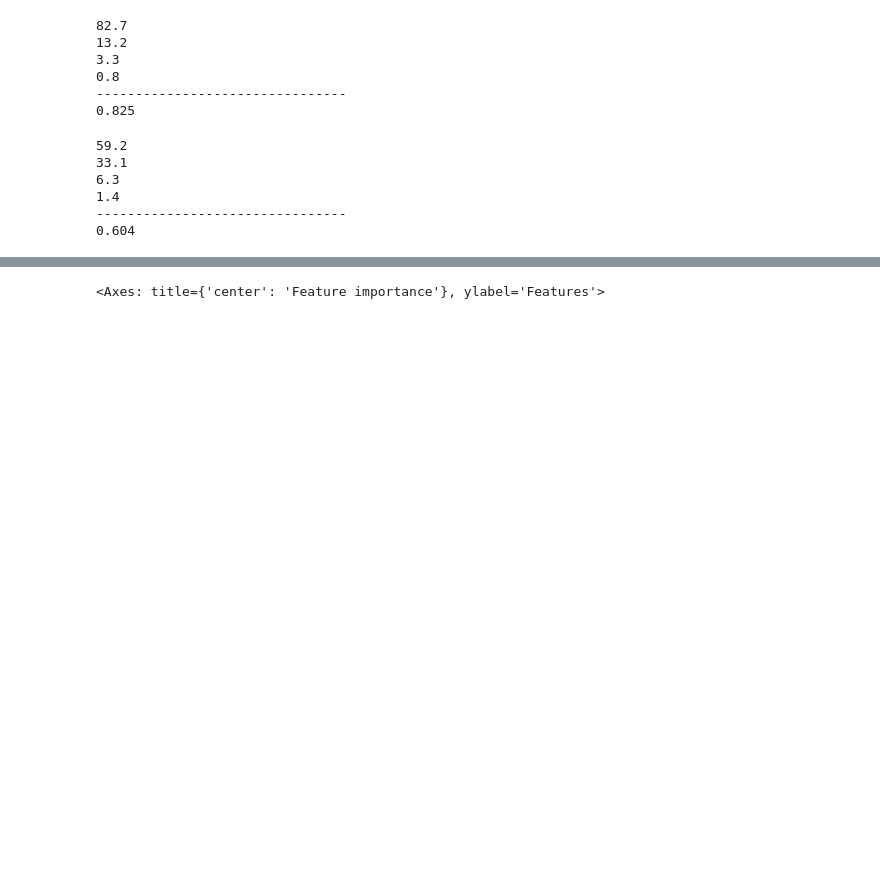
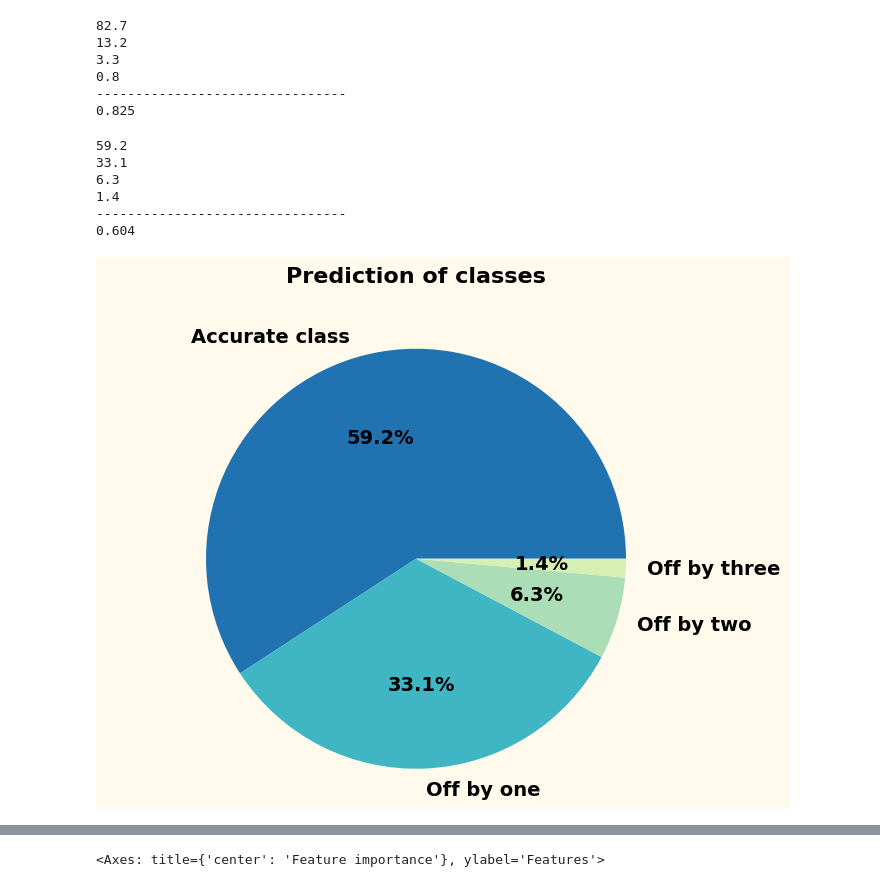
Before and after one commit to jinsunij/RiffRefine, a Jupyter notebook: final_model.ipynb, the cells around one changed output, grey strips where cells are left out. Saved outputs shown, nothing was run; the diff lists cells and outputs as text; code cells hidden in the pictures; blank space fills up the shorter version.

```diff
--- a/final_model.ipynb
+++ b/final_model.ipynb
@@ -26,6 +26,10 @@ from sklearn.model_selection import cross_val_predict
 from xgboost import XGBClassifier, plot_importance
 
 RSEED=42
+# %%
+# Set the style parameters
+plt.rcParams['axes.facecolor'] = '#fffaeb'  # Background color
+plt.rcParams['figure.facecolor'] = '#fffaeb'  # Background color
 # %%
 # read data
 df=pd.read_csv('/Users/annelahann/neue-fische/RiffRefine/data/data_with_target.csv')
@@ -196,6 +202,24 @@ print(cohen_kappa_score(y_test, y_test_pred_xgb,weights='linear').round(3))
 1.4
 --------------------------------
 0.604
+# %%
+# Plot of performance
+
+import matplotlib.pyplot as plt
+
+labels = ['Accurate class', 'Off by one', 'Off by two','Off by three']
+sizes = [accurate_classes, off_by_one, off_by_two,off_by_three]
+
+plt.rcParams['font.family'] = 'sans-serif'  # Font family
+
+colors = plt.cm.YlGnBu([0.7, 0.5, 0.3, 0.2])
+plt.figure(figsize=(8, 6))
+plt.pie(sizes, labels=labels, colors=colors, autopct='%1.1f%%', textprops={'fontsize': 14,'fontweight':'bold'})
+plt.title('Prediction of classes', fontsize=16, fontweight='bold', y=1.08)
+plt.axis('equal')
+plt.show()
+# %% [output]
+[figure, added]
 # %%
 weights = 'linear'
 kappa_scorer = make_scorer(cohen_kappa_score, weights=weights)
```
Also changed, not shown: parts of 6 cells of this notebook, 2 other files.
